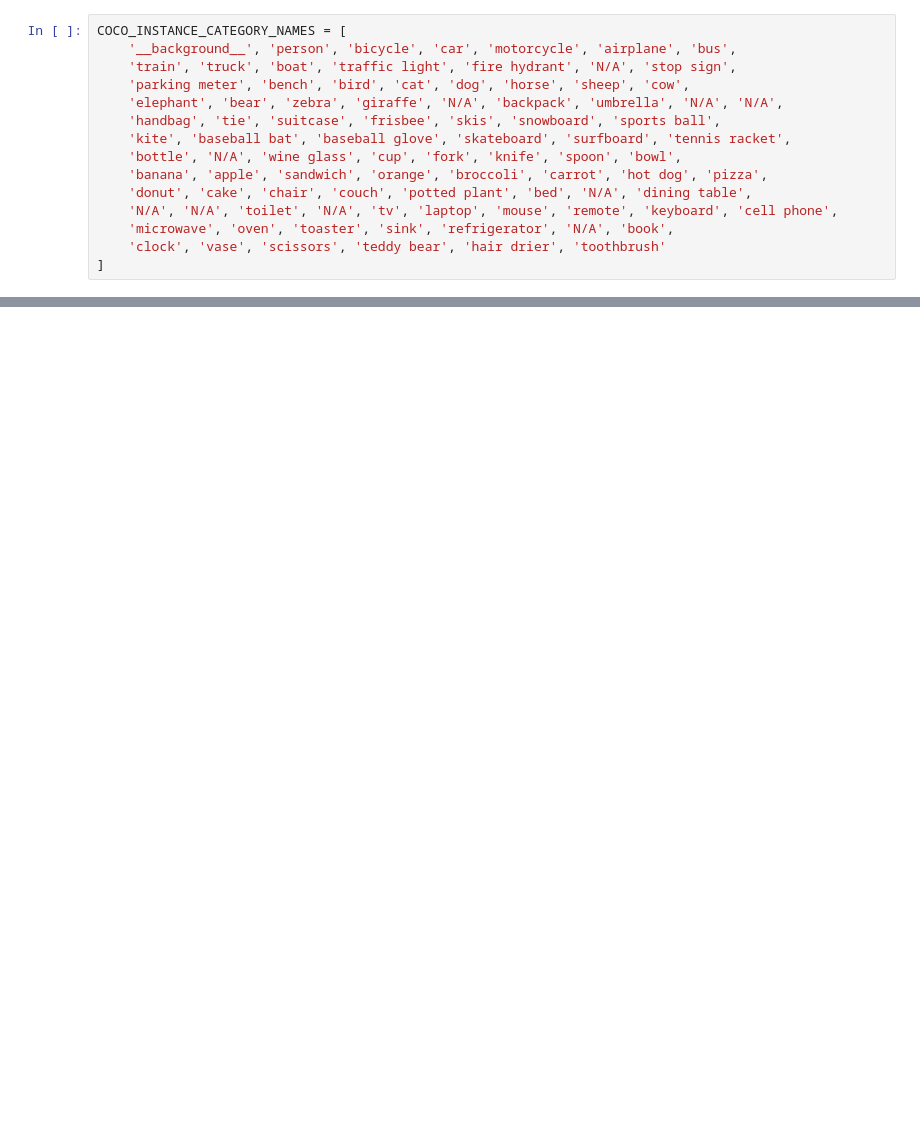
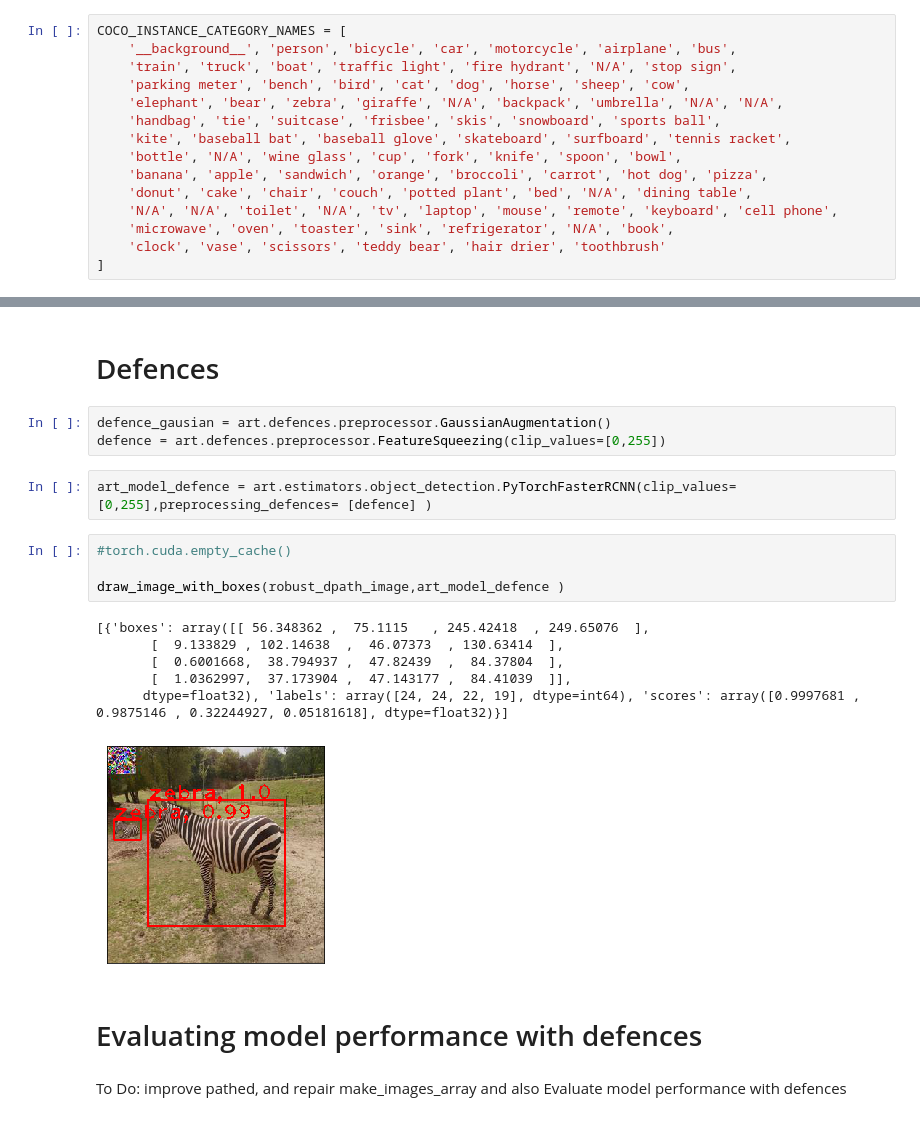
Before and after one commit to sebastiankul-99/ART-AGH, a Jupyter notebook: ObjectDetectionWithArt.ipynb, the cells around one changed output, grey strips where cells are left out. Saved outputs shown, nothing was run; the diff lists cells and outputs as text; blank space fills up the shorter version.

```diff
--- a/ObjectDetectionWithArt.ipynb
+++ b/ObjectDetectionWithArt.ipynb
@@ -282,0 +258,22 @@ draw_image_with_boxes("giraffe2.jpg")
+# %% [markdown]
+# Defences
+# %%
+defence_gausian = art.defences.preprocessor.GaussianAugmentation()
+defence = art.defences.preprocessor.FeatureSqueezing(clip_values=[0,255])
+# %%
+art_model_defence = art.estimators.object_detection.PyTorchFasterRCNN(clip_values=[0,255],preprocessing_defences= [defence] )
+# %%
+#torch.cuda.empty_cache()
+
+draw_image_with_boxes(robust_dpath_image,art_model_defence )
+# %% [output]
+[{'boxes': array([[ 56.348362 ,  75.1115   , 245.42418  , 249.65076  ],
+       [  9.133829 , 102.14638  ,  46.07373  , 130.63414  ],
+       [  0.6001668,  38.794937 ,  47.82439  ,  84.37804  ],
+       [  1.0362997,  37.173904 ,  47.143177 ,  84.41039  ]],
+      dtype=float32), 'labels': array([24, 24, 22, 19], dtype=int64), 'scores': array([0.9997681 , 0.9875146 , 0.32244927, 0.05181618], dtype=float32)}]
+[figure, added]
+# %% [markdown]
+# Evaluating model performance with defences
+# %% [markdown]
+To Do: improve pathed, and repair make_images_array and also Evaluate model performance with defences
```
Also changed, not shown: parts of 91 cells of this notebook.
